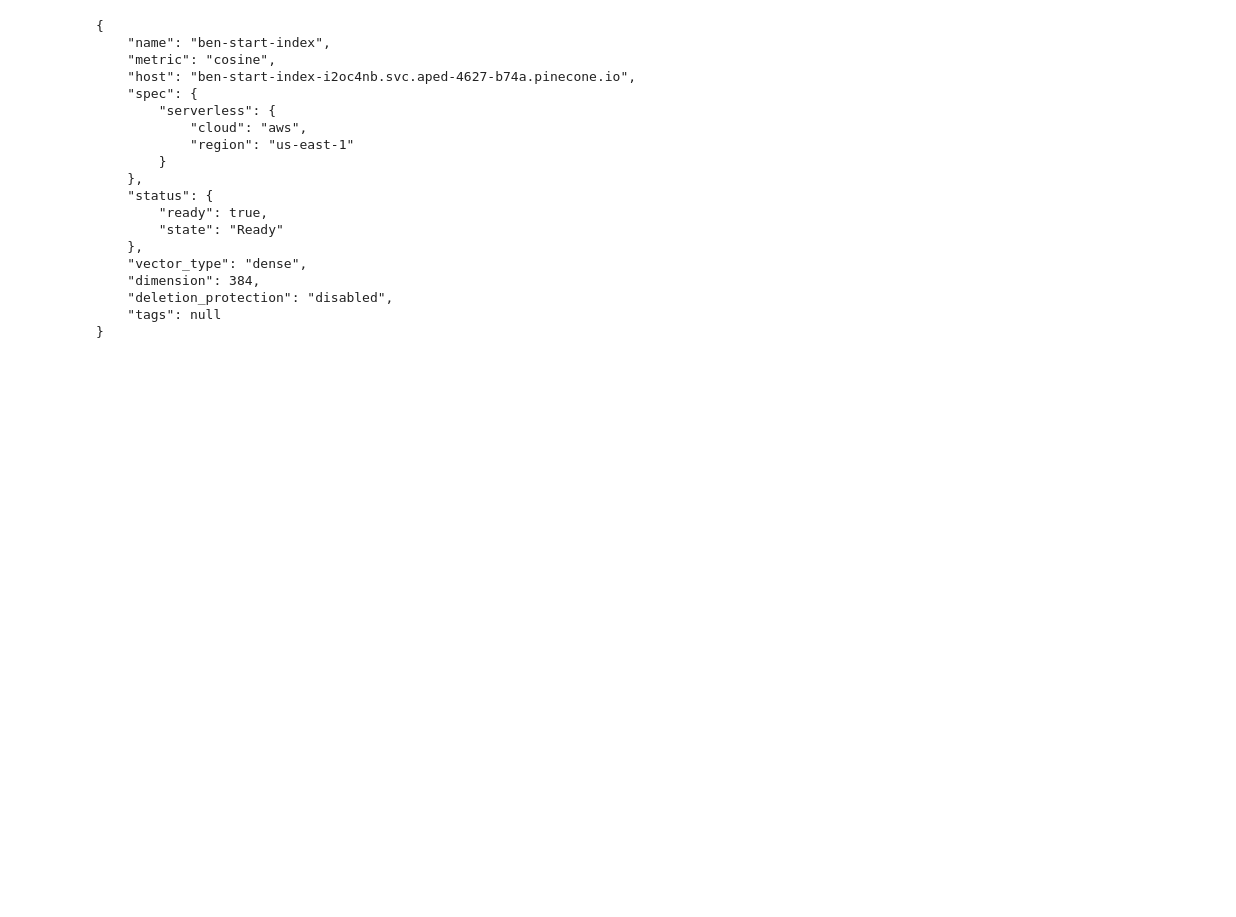
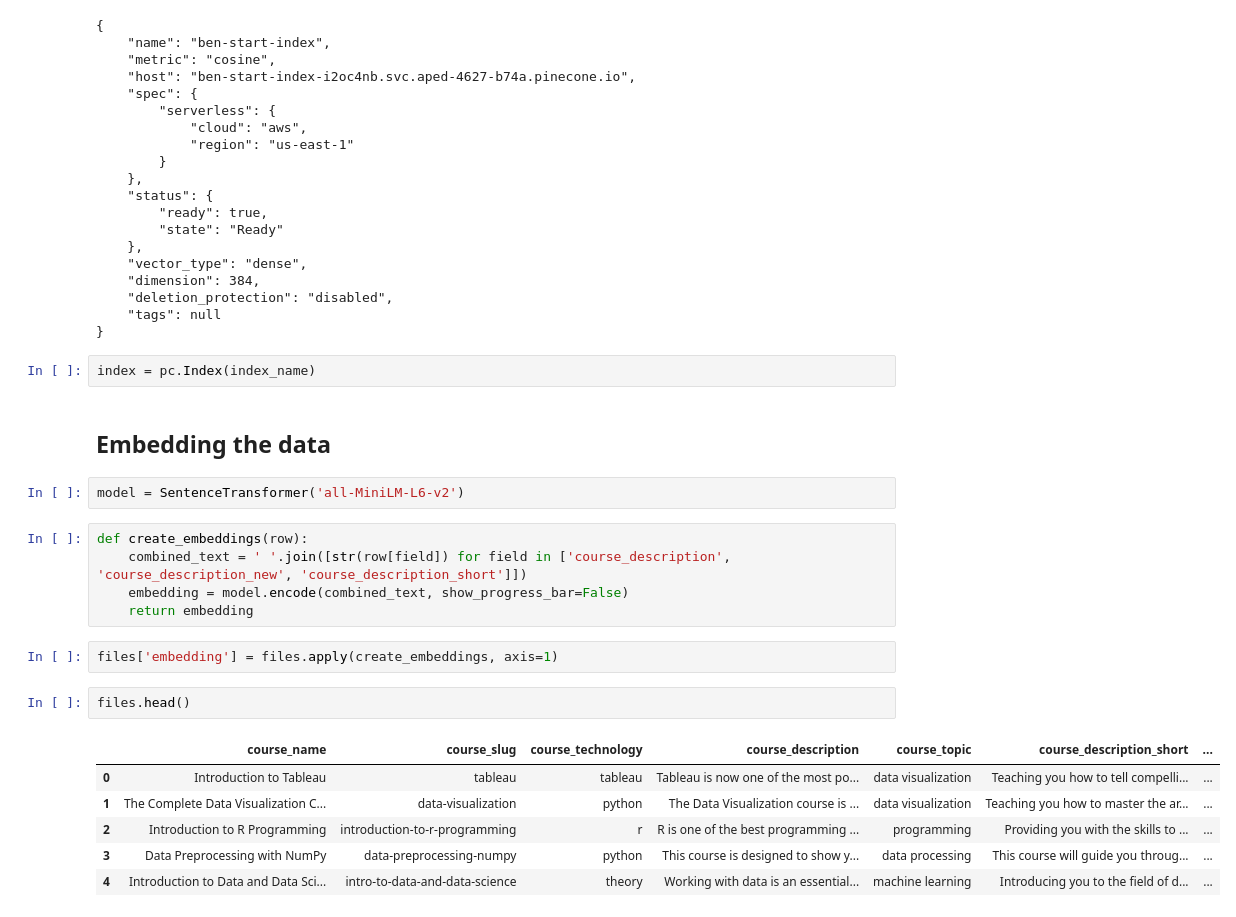
Before and after one commit to BenjiA123/ai-course, a Jupyter notebook: VECTOR DATABASES WITH PINECONE/courses-vector-store.ipynb, the cells around one changed output. Drawn from its saved outputs; the diff is of its cells as text; blank space fills up the shorter version.

```diff
--- a/VECTOR DATABASES WITH PINECONE/courses-vector-store.ipynb
+++ b/VECTOR DATABASES WITH PINECONE/courses-vector-store.ipynb
@@ -84,3 +85,25 @@ pc.create_index(
     "deletion_protection": "disabled",
     "tags": null
 }
+# %%
+index = pc.Index(index_name)
+# %% [markdown]
+## Embedding the data
+# %%
+model = SentenceTransformer('all-MiniLM-L6-v2')
+# %%
+def create_embeddings(row):
+    combined_text = ' '.join([str(row[field]) for field in ['course_description', 'course_description_new', 'course_description_short']])
+    embedding = model.encode(combined_text, show_progress_bar=False)
+    return embedding
+# %%
+files['embedding'] = files.apply(create_embeddings, axis=1)
+# %%
+files.head()
+# %% [output]
+|  | course_name | course_slug | course_technology | course_description | course_topic | course_description_short | ... |
+| 0 | Introduction to Tableau | tableau | tableau | Tableau is now one of the most po... | data visualization | Teaching you how to tell compelli... | ... |
+| 1 | The Complete Data Visualization C... | data-visualization | python | The Data Visualization course is ... | data visualization | Teaching you how to master the ar... | ... |
+| 2 | Introduction to R Programming | introduction-to-r-programming | r | R is one of the best programming ... | programming | Providing you with the skills to ... | ... |
+| 3 | Data Preprocessing with NumPy | data-preprocessing-numpy | python | This course is designed to show y... | data processing | This course will guide you throug... | ... |
+| 4 | Introduction to Data and Data Sci... | intro-to-data-and-data-science | theory | Working with data is an essential... | machine learning | Introducing you to the field of d... | ... |
```
Also changed, not shown: parts of 7 cells of this notebook, 3 other files.
